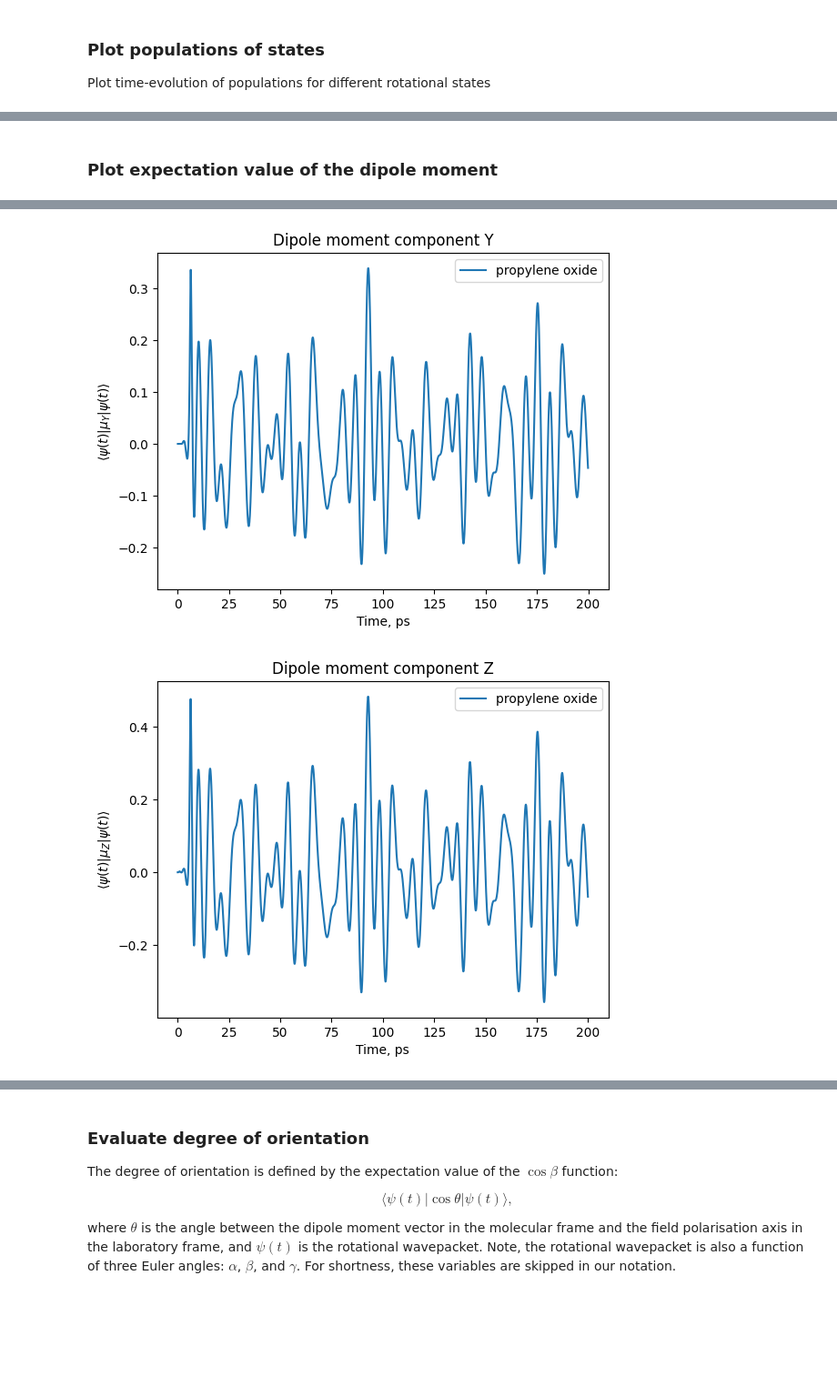
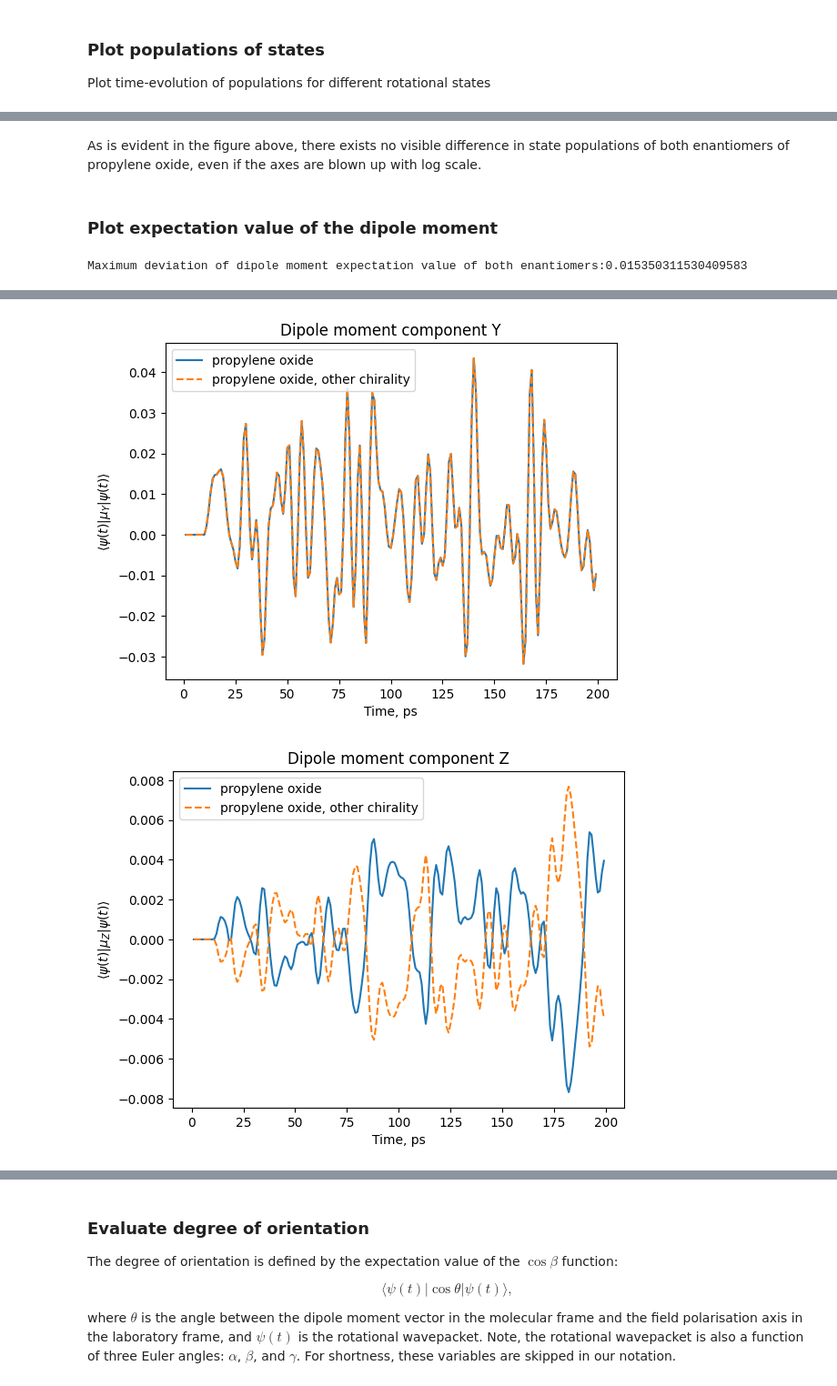
Before and after one commit to yachmena/Course-scientific-computing-for-molecular-physics-2023, a Jupyter notebook: rotation/thz_orientation_nonlinear.ipynb, the cells around one changed output, grey strips where cells are left out. Shown at 91% size. Drawn from its saved outputs; the diff is of its cells as text; code cells hidden in the pictures; blank space fills up the shorter version.

Commit message:
Added changes to incorporate two enatiomers of propylene oxide

```diff
--- a/rotation/thz_orientation_nonlinear.ipynb
+++ b/rotation/thz_orientation_nonlinear.ipynb
@@ -56,6 +58,10 @@ for j in range(max_j + 1):
 print("(a, b, c) principal-frame axes correspond to molecular-frame axes:", abc_axes)
 dipole_debye_xyz = [dipole_debye_abc['xyz'.index(cart)] for cart in abc_axes]
 print("(x, y, z) molecular-frame components of dipole moment:", dipole_debye_xyz)
+
+#Add dipole moment for other enantiomer
+dipole_debye_xyz_ch = np.array([dipole_debye_xyz[0], -dipole_debye_xyz[1], dipole_debye_xyz[2]])
+print("(x, y, z) molecular-frame components of dipole moment for other enantiomer:", dipole_debye_xyz_ch)
 # %% [output]
 (a, b, c) principal-frame axes correspond to molecular-frame axes: ('z', 'y', 'x')
 (x, y, z) molecular-frame components of dipole moment: [0.56, 1.67, 0.95]
@@ -89,6 +97,8 @@ Rotational energies
 # %%
 # dipole matrix elelements
 dipole_matrix = dipole_me_matrix(max_j, rot_vec, dipole_debye_xyz, linear=False)
+#diople matrix elements for other enantiomer
+dipole_matrix_ch = dipole_me_matrix(max_j, rot_vec, dipole_debye_xyz_ch, linear=False)
 
 # field-free Hamiltonian - diagonal matrix with rotational energies
 h0_matrix, assignment = field_free_matrix(max_j, rot_enr, rot_assignment)
@@ -143,7 +155,7 @@ def pulses(t, delta_t, theta, phi):      #theta, phi in degrees, peak_field in V
                 phi = np.deg2rad(phi)
                 return field(t) * np.array([np.sin(theta)*np.cos(phi), np.sin(theta)*np.sin(phi), np.cos(theta)])
 
-all_fields = lambda t: pulses(t,0, 0, 0) + pulses(t, 2, 90, 45)
+all_fields = lambda t: pulses(t,0, 90, 0) + pulses(t, 10, 90, 90)
 
 time = np.linspace(0, 20, 100)
 plt.figure(figsize=(4, 3))
@@ -239,3 +270,5 @@ plt.show()
+# %% [markdown]
+As is evident in the figure above, there exists no visible difference in state populations of both enantiomers of propylene oxide, even if the axes are blown up with log scale.
 # %% [markdown]
 ### Plot expectation value of the dipole moment
 # %%
@@ -247,23 +280,36 @@ time_max = 200
 time_list = np.array(
     [time for (ind, time, coef) in coefs_time if time > time_min and time < time_max]
 )
-
+time_list_ch = np.array(
+    [time for (ind, time, coef) in coefs_time_ch if time > time_min and time < time_max]
+)
 # extract coefficients for the propylene oxide
 c_time = np.array(
     [coef for (ind, time, coef) in coefs_time if time > time_min and time < time_max]
+)
+c_time_ch = np.array(
+    [coef for (ind, time, coef) in coefs_time_ch if time > time_min and time < time_max]
 )
 
 # compute expectation values of dipole moment for propylene oxide
 dipole_expval = np.einsum(
     "ti,aij,tj->ta", np.conj(c_time), dipole_matrix, c_time, optimize='optimal'
 )
+dipole_expval_ch = np.einsum(
+    "ti,aij,tj->ta", np.conj(c_time_ch), dipole_matrix_ch, c_time_ch, optimize='optimal'
+)
+
+print(f"Maximum deviation of dipole moment expectation value of both enantiomers:{np.max(np.abs(dipole_expval-dipole_expval_ch))}")
+
 
 # plot expectation values for X, Y, and Z projections of dipole moment
 for icart, cart in enumerate(('X', 'Y', 'Z')):
     plt.plot(time_list, np.real(dipole_expval[:, icart]), label='propylene oxide')
+    plt.plot(time_list_ch, np.real(dipole_expval_ch[:, icart]), label='propylene oxide, other chirality', linestyle = "dashed")
     plt.title(f"Dipole moment component {cart}")
     plt.xlabel("Time, ps")
     plt.ylabel(f"$\\langle \\psi(t)|\\mu_{cart}| \\psi(t)\\rangle$")
     plt.legend()
     plt.show()
 # %% [output]
+Maximum deviation of dipole moment expectation value of both enantiomers:0.015350311530409583
@@ -271,2 +317,2 @@ for icart, cart in enumerate(('X', 'Y', 'Z')):
-[figure, old version]
+[figure, new version]
-[figure, old version]
+[figure, new version]
```
Also changed, not shown: parts of 15 cells of this notebook.
